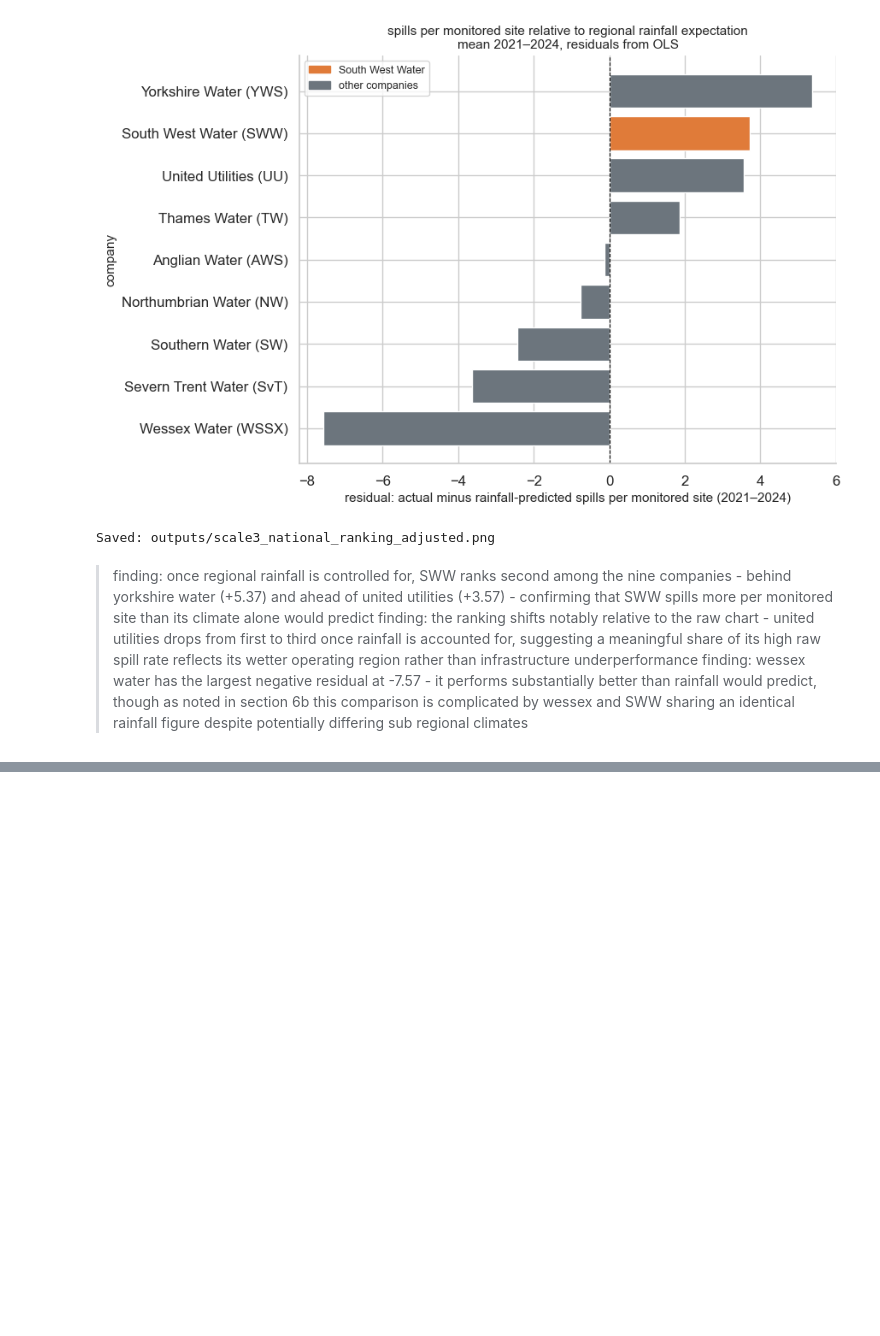
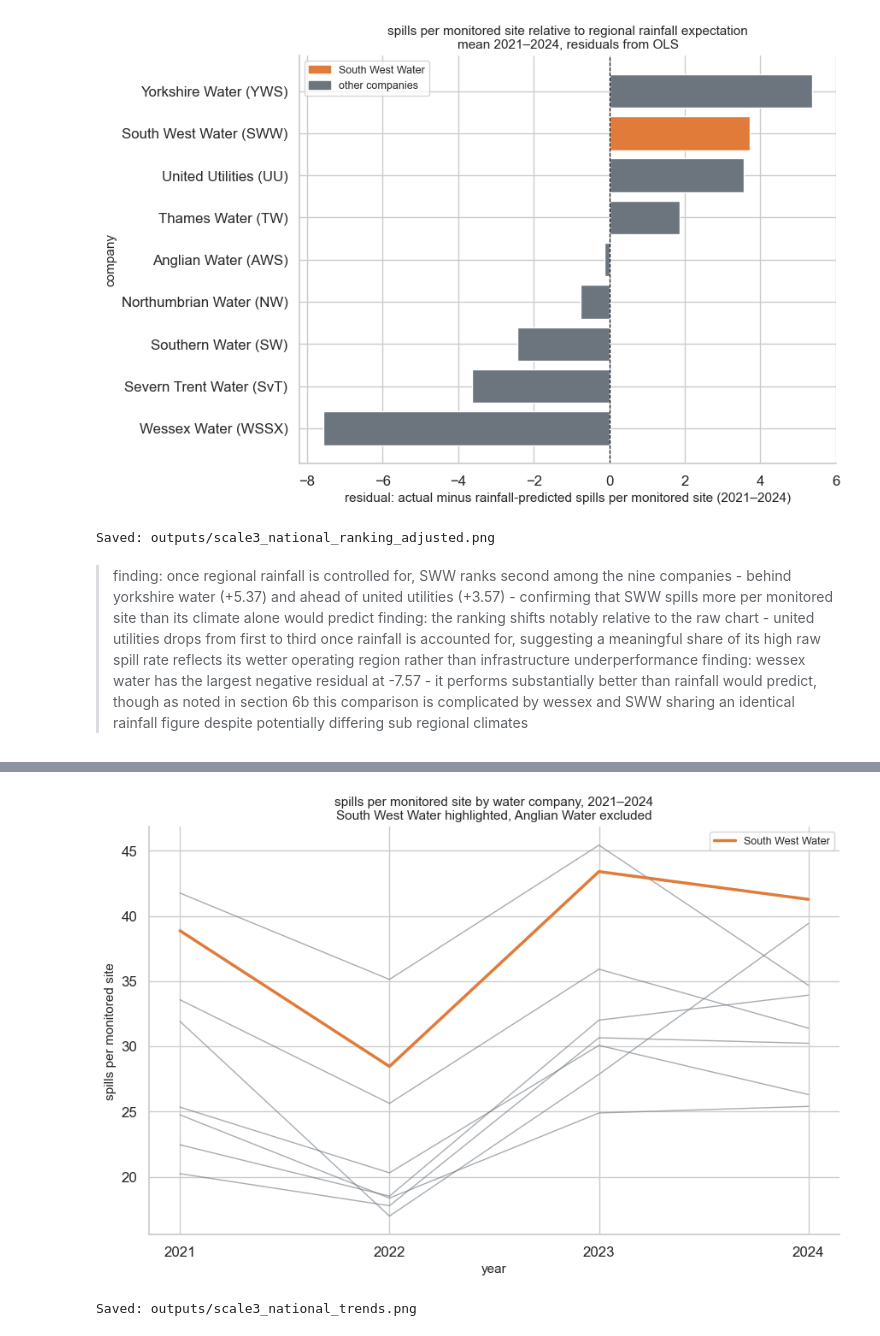
Before and after one commit to jacobway2/-dart-sewage-project, a Jupyter notebook: blog.ipynb, the cells around one changed output, grey strips where cells are left out. Cells and saved outputs as stored; diff of their text form; code cells hidden in the pictures; blank space fills up the shorter version.

Commit message:
Add Section 6b-6d: Scale 3 cross-sectional OLS, company ranking charts (raw and rainfall-adjusted), and trend analysis (raw, indexed, rainfall-adjusted overlays and slope table)

```diff
--- a/blog.ipynb
+++ b/blog.ipynb
@@ -2090,0 +2114,31 @@ Saved: outputs/scale3_national_ranking_adjusted.png
+# %%
+# defines the eight companies included in trend analysis - anglian water excluded due to its anomalously high 72.1% coverage expansion (section 6a)
+trend_companies = [c for c in national_df['company'].unique() if 'AWS' not in c]  # excludes anglian water
+
+years_national = sorted(national_df['year'].unique())  # list of years for x axis ticks
+
+fig, ax = plt.subplots(figsize=(9, 6))  # creates figure
+
+for company in trend_companies:
+    data = national_df[national_df['company'] == company].sort_values('year')
+    if 'SWW' in company:
+        continue  # SWW plotted last so it renders on top of all grey lines
+    ax.plot(data['year'], data['spills_per_monitored_site'], color=COLOUR_NATIONAL, linewidth=1, alpha=0.6)  # one grey line per company
+
+sww_data = national_df[national_df['company'].str.contains('SWW')].sort_values('year')
+ax.plot(sww_data['year'], sww_data['spills_per_monitored_site'], color=COLOUR_SWW, linewidth=2.5, label='South West Water')  # SWW drawn last so it sits on top
+
+ax.set_xlabel('year', fontsize=11)  # x axis label
+ax.set_ylabel('spills per monitored site', fontsize=11)  # y axis label
+ax.set_title('spills per monitored site by water company, 2021–2024\nSouth West Water highlighted, Anglian Water excluded', fontsize=11)  # two line title
+ax.set_xticks(years_national)  # ensures only integer years appear on x axis
+ax.legend(fontsize=9)  # adds legend
+sns.despine(ax=ax)  # removes top and right chart borders
+
+plt.tight_layout()
+plt.savefig(os.path.join(OUTPUTS_DIR, 'scale3_national_trends.png'), dpi=150, bbox_inches='tight')
+plt.show()
+print('Saved: outputs/scale3_national_trends.png')
+# %% [output]
+[figure, added]
+Saved: outputs/scale3_national_trends.png
```
Also changed, not shown: parts of 11 cells of this notebook, 3 other files.
